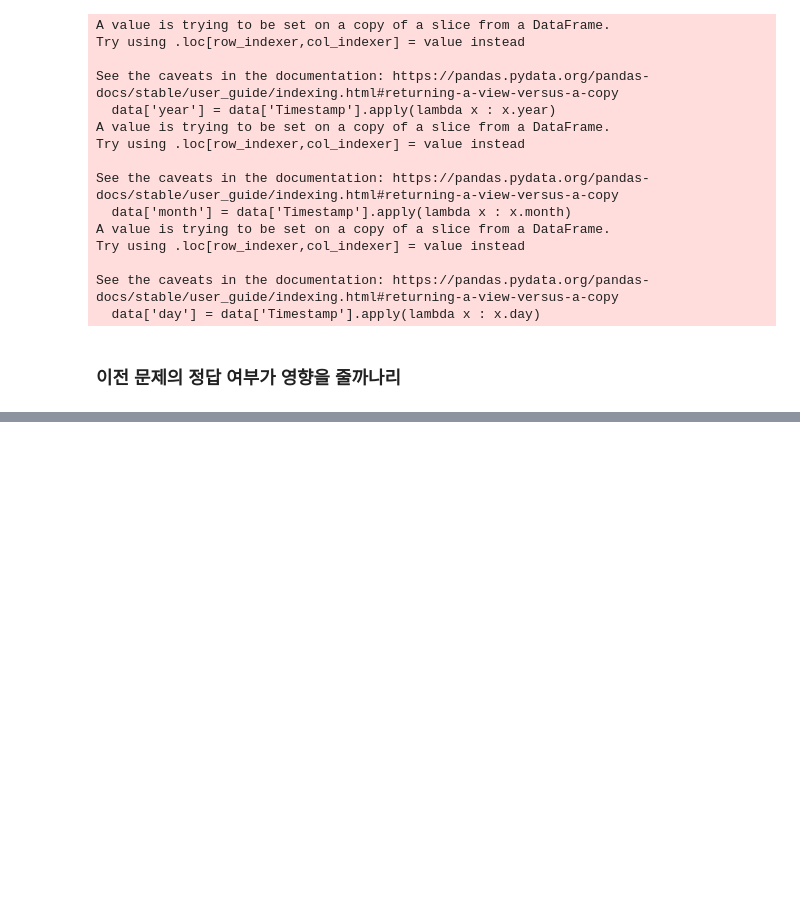
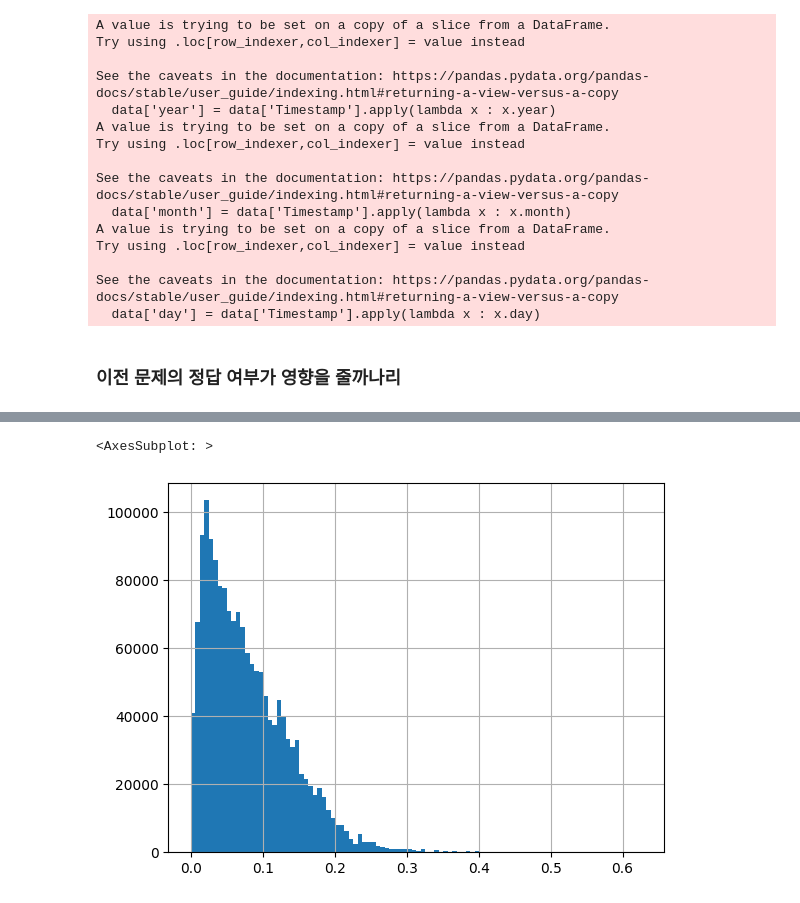
Before and after one commit to boostcampaitech4lv23recsys2/level2_dkt_recsys-level2-recsys-08, a Jupyter notebook: EDA/EDA_juj.ipynb, the cells around one changed output, grey strips where cells are left out. Drawn from its saved outputs; the diff is of its cells as text; code cells hidden in the pictures; blank space fills up the shorter version.

```diff
--- a/EDA/EDA_juj.ipynb
+++ b/EDA/EDA_juj.ipynb
@@ -430,0 +413,5 @@ df.drop(columns = 'ar',inplace =True)
+# %%
+df[df['prev_answer_rate']>0]['prev_answer_rate'].hist(bins = 100)
+# %% [output]
+<AxesSubplot: >
+[figure, added]
```
Also changed, not shown: parts of 7 cells of this notebook, 3 other files.
